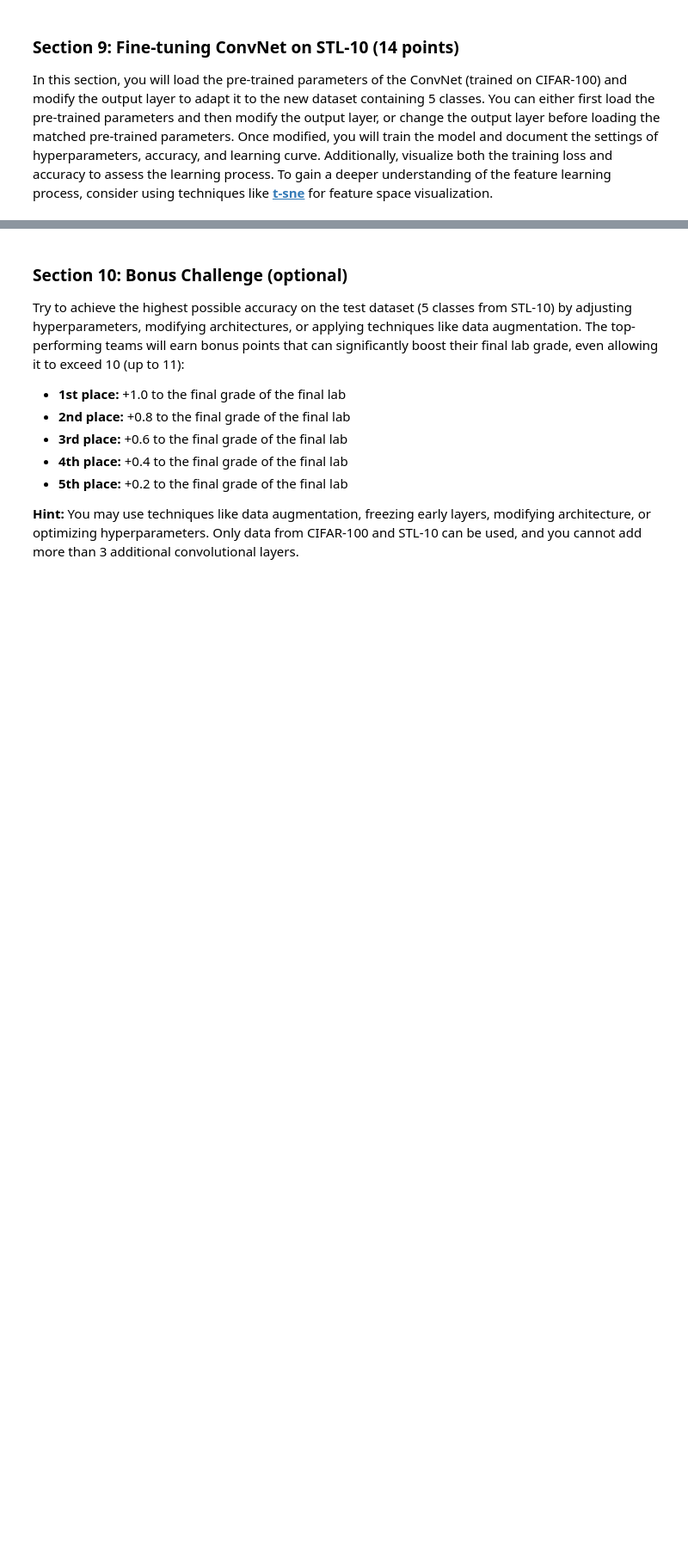
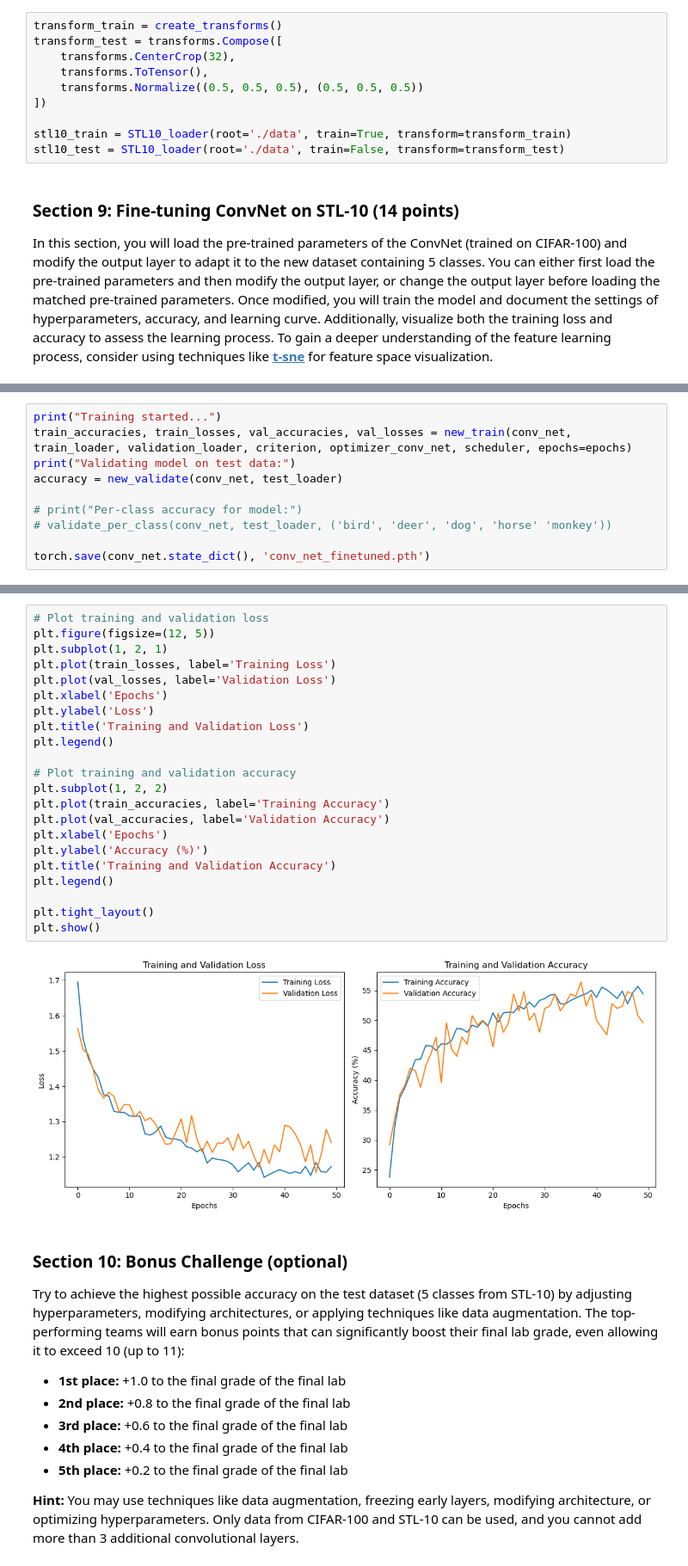
Before and after one commit to Joselgc1/CV1-Labs, a Jupyter notebook: Final Lab/Part2/15388867_15735664_11307943_Part2.ipynb, the cells around one changed output, grey strips where cells are left out. Shown at 86% size. Drawn from its saved outputs; the diff is of its cells as text; blank space fills up the shorter version.

```diff
--- a/Final Lab/Part2/15388867_15735664_11307943_Part2.ipynb
+++ b/Final Lab/Part2/15388867_15735664_11307943_Part2.ipynb
@@ -1479,3 +1520,13 @@ class STL10_loader(Dataset):
+# %%
+transform_train = create_transforms()
+transform_test = transforms.Compose([
+    transforms.CenterCrop(32),
+    transforms.ToTensor(),
+    transforms.Normalize((0.5, 0.5, 0.5), (0.5, 0.5, 0.5))
+])
+
+stl10_train = STL10_loader(root='./data', train=True, transform=transform_train)
+stl10_test = STL10_loader(root='./data', train=False, transform=transform_test)
 # %% [markdown]
 <a id="section-9"></a>
 ### **Section 9: Fine-tuning ConvNet on STL-10 (14 points)**
@@ -1485,0 +1573,10 @@ In this section, you will load the pre-trained parameters of the ConvNet (traine
+# %%
+print("Training started...")
+train_accuracies, train_losses, val_accuracies, val_losses = new_train(conv_net, train_loader, validation_loader, criterion, optimizer_conv_net, scheduler, epochs=epochs)
+print("Validating model on test data:")
+accuracy = new_validate(conv_net, test_loader)
+
+# print("Per-class accuracy for model:")
+# validate_per_class(conv_net, test_loader, ('bird', 'deer', 'dog', 'horse' 'monkey'))
+
+torch.save(conv_net.state_dict(), 'conv_net_finetuned.pth')
@@ -1486,3 +1602,27 @@ In this section, you will load the pre-trained parameters of the ConvNet (traine
+# %%
+# Plot training and validation loss
+plt.figure(figsize=(12, 5))
+plt.subplot(1, 2, 1)
+plt.plot(train_losses, label='Training Loss')
+plt.plot(val_losses, label='Validation Loss')
+plt.xlabel('Epochs')
+plt.ylabel('Loss')
+plt.title('Training and Validation Loss')
+plt.legend()
+
+# Plot training and validation accuracy
+plt.subplot(1, 2, 2)
+plt.plot(train_accuracies, label='Training Accuracy')
+plt.plot(val_accuracies, label='Validation Accuracy')
+plt.xlabel('Epochs')
+plt.ylabel('Accuracy (%)')
+plt.title('Training and Validation Accuracy')
+plt.legend()
+
+plt.tight_layout()
+plt.show()
+# %% [output]
+[figure, added]
 # %% [markdown]
 <a id="section-10"></a>
 ### **Section 10: Bonus Challenge (optional)**
```
Also changed, not shown: parts of 12 cells of this notebook, 4 other files.
